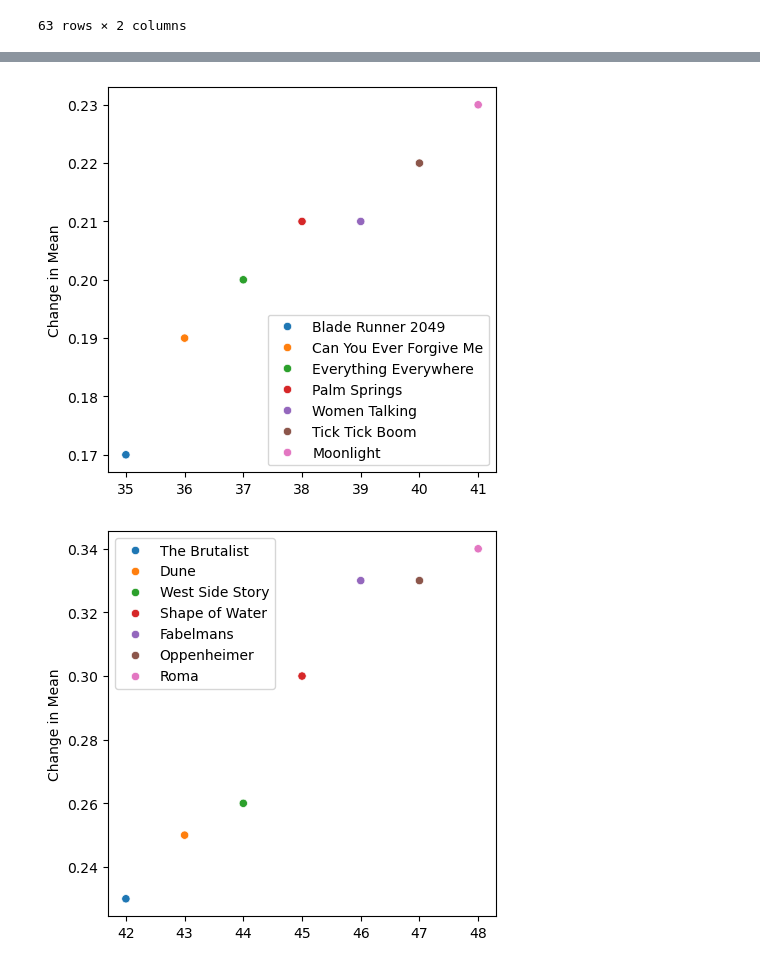
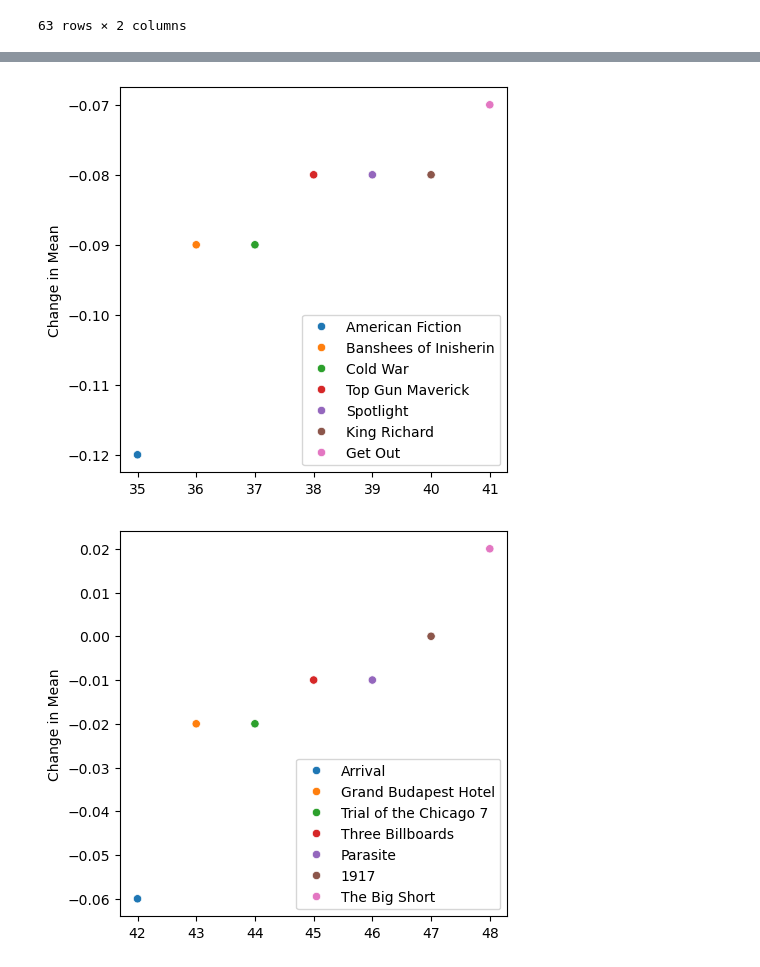
Before and after one commit to Erdos-Projects/fall-2025-predicting-movie-success, a Jupyter notebook: Pictures_Set_Up/Picture_Set_Up.ipynb, the cells around one changed output, grey strips where cells are left out. Saved outputs shown, nothing was run; the diff lists cells and outputs as text; code cells hidden in the pictures.

Commit message:
flipped the mean diff

```diff
--- a/Pictures_Set_Up/Picture_Set_Up.ipynb
+++ b/Pictures_Set_Up/Picture_Set_Up.ipynb
@@ -164,3 +164,14 @@ df
 | 61 | boyhood | 0.68 |
 | 62 | emilia-perez | 1.54 |
 63 rows × 2 columns
+# %%
+df = pd.read_csv('C:/Users/Shmoops/Desktop/Conda_Stuff/python-prep-backup/fall-2025-predicting-movie-success/Post_Award_Analysis/Sorted_Mean_Diff_Flip.csv')
+
+fig = df.plot(legend=None)
+fig.set(xlabel= 'Movie', ylabel='Mean Difference', title="Total Change in Rating")
+
+total_change = fig.get_figure()
+
+total_change.savefig("mean_change_flip.png")
+
+df
@@ -180,6 +206,22 @@ movie_names_mean = {
     'movie_names_mean8' : ['Wicked', 'Mad Max Fury Road', 'Dunkirk', 'Eighth Grade', 'Call Me By Your Name', 'Boyhood', 'Emilia Perez'],
 }
 
+movie_names_flip = {
+
+    'movie_names_flip0': ['Emilia Perez', 'Boyhood', 'Call Me By Your Name', 'Eighth Grade', 'Dunkirk', 'Mad Max Fury Road', 'Wicked'],
+    'movie_names_flip1' : ['Mank', 'Lady Bird', 'Nomadland', 'Anora', 'Once Upon a Time', 'Poor Things', 'Borat 2'],
+    'movie_names_flip2' : ['Roma', 'Oppenheimer', 'Fabelmans', 'Shape of Water', 'West Side Story', 'Dune', 'The Brutalist'],
+    'movie_names_flip3' : ['Moonlight', 'Tick Tick Boom', 'Women Talking', 'Palm Springs', 'Everything Everywhere', 'Can You Ever Forgive Me', 'Blade Runner 2049'],
+    'movie_names_flip4' : ['Dont Look Up', 'The Martian', 'La La Land', 'Power of the Dog', 'Promising Young Woman', 'Black Panther', 'Nickel Boys'],
+    'movie_names_flip5': ['American Fiction', 'Banshees of Inisherin', 'Cold War', 'Top Gun Maverick', 'Spotlight', 'King Richard', 'Get Out'],
+    'movie_names_flip6': ['Arrival', 'Grand Budapest Hotel', 'Trial of the Chicago 7', 'Three Billboards', 'Parasite', '1917', 'The Big Short'],
+    'movie_names_flip7': ['The Revenant', 'Maria', 'Conclave', 'Coda', 'The Holdovers', 'Birdman', 'I, Tonya'],
+    'movie_names_flip8':['Jojo Rabbit', 'All Quiet', 'Hidden Figures', 'Imitation Game', 'Lion', 'Bohemian Rhapsody', 'Green Book'],
+
+
+
+}
+
 for i in range(9):
     #plot_names.append('mean_plot_' + str(i))
     indices = [7*i + j for j in range(7)]
@@ -189,7 +231,7 @@ for i in range(9):
     x = indices
     y = df_restr['mean_diff']
     #movies_to_use = [df_restr['Unnamed: 0'].iloc[k] for k in range(7)]
-    titles = movie_names_mean['movie_names_mean' + str(i)]
+    titles = movie_names_flip['movie_names_flip' + str(i)]
 
     fig, ax = plt.subplots(figsize=(5,5))
     ax = sns.scatterplot(x=indices,y=y,hue = titles,data = df_restr, legend='full')
@@ -207,2 +249,2 @@ for i in range(9):
-[figure, old version]
+[figure, new version]
-[figure, old version]
+[figure, new version]
```
Also changed, not shown: parts of 2 cells of this notebook, 12 other files.
